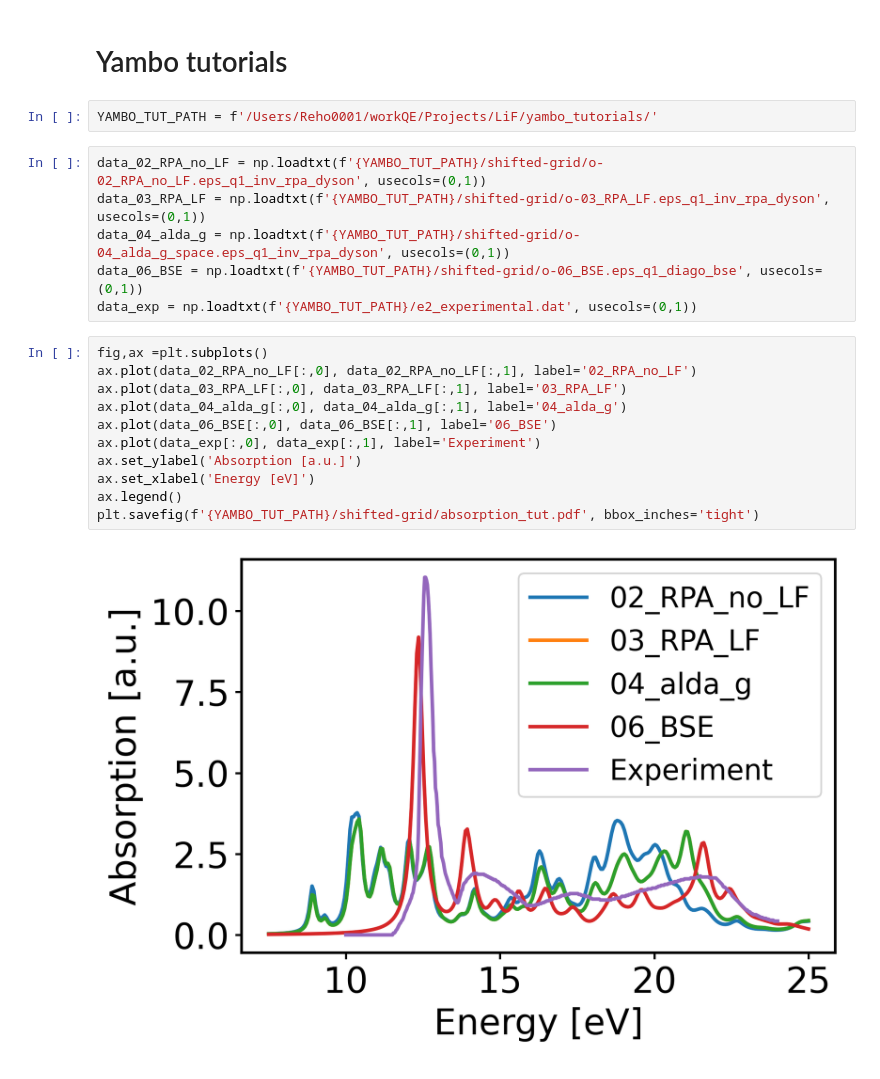
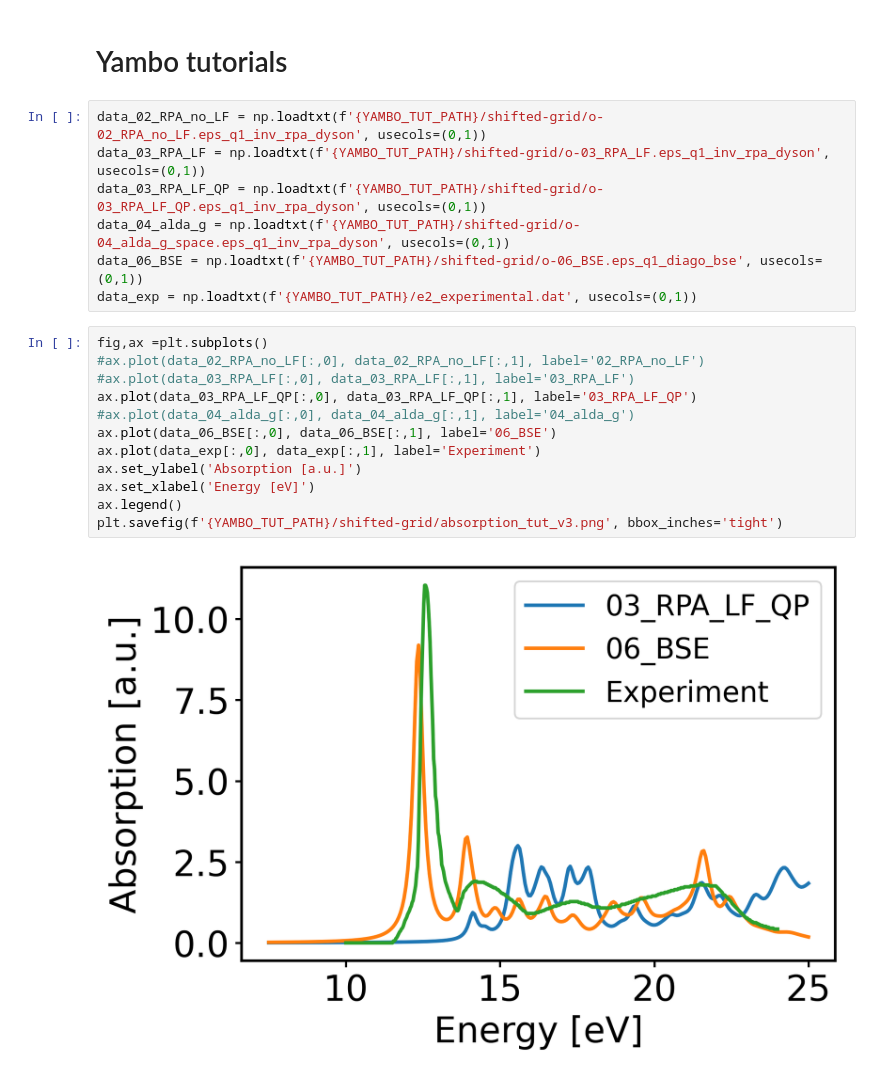
Before and after one commit to rreho/yambopy, a Jupyter notebook: wann_tests/LiF/LiF-tbmodel.ipynb, the cells around one changed output. Drawn from its saved outputs; the diff is of its cells as text.

```diff
--- a/wann_tests/LiF/LiF-tbmodel.ipynb
+++ b/wann_tests/LiF/LiF-tbmodel.ipynb
@@ -940,27 +1190,27 @@ def drho_dt(t, rho, d, delta_epsilon_nm):
 # implementation of the Runge-Kutta method.
 # %% [markdown]
 # Yambo tutorials
-# %%
-YAMBO_TUT_PATH = f'/Users/Reho0001/workQE/Projects/LiF/yambo_tutorials/'
 # %%
 data_02_RPA_no_LF = np.loadtxt(f'{YAMBO_TUT_PATH}/shifted-grid/o-02_RPA_no_LF.eps_q1_inv_rpa_dyson', usecols=(0,1))
 data_03_RPA_LF = np.loadtxt(f'{YAMBO_TUT_PATH}/shifted-grid/o-03_RPA_LF.eps_q1_inv_rpa_dyson', usecols=(0,1))
+data_03_RPA_LF_QP = np.loadtxt(f'{YAMBO_TUT_PATH}/shifted-grid/o-03_RPA_LF_QP.eps_q1_inv_rpa_dyson', usecols=(0,1))
 data_04_alda_g = np.loadtxt(f'{YAMBO_TUT_PATH}/shifted-grid/o-04_alda_g_space.eps_q1_inv_rpa_dyson', usecols=(0,1))
 data_06_BSE = np.loadtxt(f'{YAMBO_TUT_PATH}/shifted-grid/o-06_BSE.eps_q1_diago_bse', usecols=(0,1))
 data_exp = np.loadtxt(f'{YAMBO_TUT_PATH}/e2_experimental.dat', usecols=(0,1))
 # %%
 fig,ax =plt.subplots()
-ax.plot(data_02_RPA_no_LF[:,0], data_02_RPA_no_LF[:,1], label='02_RPA_no_LF')
-ax.plot(data_03_RPA_LF[:,0], data_03_RPA_LF[:,1], label='03_RPA_LF')
-ax.plot(data_04_alda_g[:,0], data_04_alda_g[:,1], label='04_alda_g')
+#ax.plot(data_02_RPA_no_LF[:,0], data_02_RPA_no_LF[:,1], label='02_RPA_no_LF')
+#ax.plot(data_03_RPA_LF[:,0], data_03_RPA_LF[:,1], label='03_RPA_LF')
+ax.plot(data_03_RPA_LF_QP[:,0], data_03_RPA_LF_QP[:,1], label='03_RPA_LF_QP')
+#ax.plot(data_04_alda_g[:,0], data_04_alda_g[:,1], label='04_alda_g')
 ax.plot(data_06_BSE[:,0], data_06_BSE[:,1], label='06_BSE')
 ax.plot(data_exp[:,0], data_exp[:,1], label='Experiment')
 ax.set_ylabel('Absorption [a.u.]')
 ax.set_xlabel('Energy [eV]')
 ax.legend()
-plt.savefig(f'{YAMBO_TUT_PATH}/shifted-grid/absorption_tut.pdf', bbox_inches='tight')
+plt.savefig(f'{YAMBO_TUT_PATH}/shifted-grid/absorption_tut_v3.png', bbox_inches='tight')
 # %% [output]
-[figure, old version]
+[figure, new version]
 # %%
 data_06_BSE_shifted = np.loadtxt(f'{YAMBO_TUT_PATH}/shifted-grid/o-06_BSE.eps_q1_diago_bse', usecols=(0,1))
 data_06_BSE_unshifted = np.loadtxt(f'{YAMBO_TUT_PATH}/unshifted-grid/o-06_BSE.eps_q1_diago_bse', usecols=(0,1))
```
Also changed, not shown: parts of 103 cells of this notebook.
